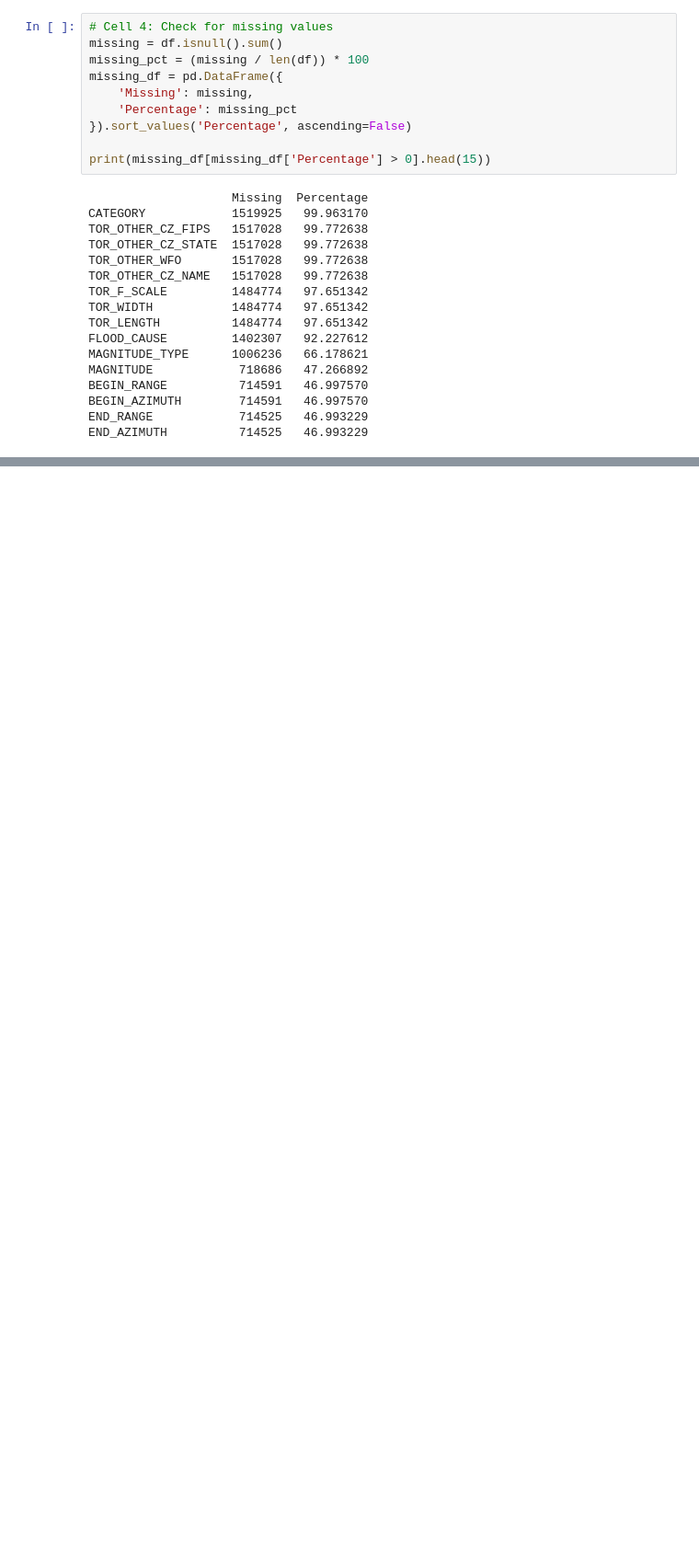
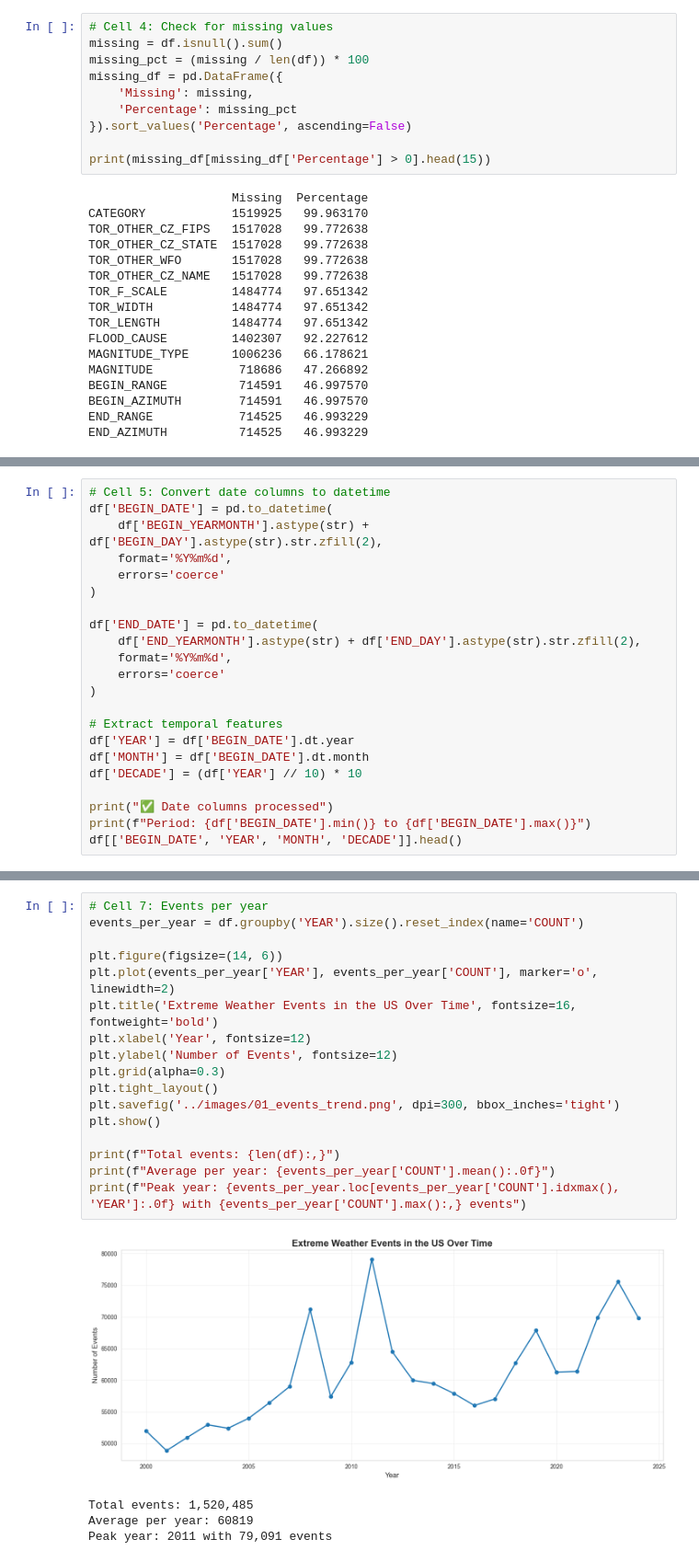
Before and after one commit to Lucasqrz1/us_extreme_weather_prediction, a Jupyter notebook: notebooks/01_data_exploration.ipynb, the cells around one changed output, grey strips where cells are left out. Shown at 92% size. Cells and saved outputs as stored; diff of their text form; blank space fills up the shorter version.

```diff
--- a/notebooks/01_data_exploration.ipynb
+++ b/notebooks/01_data_exploration.ipynb
@@ -87,0 +94,22 @@ END_AZIMUTH          714525   46.993229
+# %%
+# Cell 5: Convert date columns to datetime
+df['BEGIN_DATE'] = pd.to_datetime(
+    df['BEGIN_YEARMONTH'].astype(str) + df['BEGIN_DAY'].astype(str).str.zfill(2),
+    format='%Y%m%d',
+    errors='coerce'
+)
+
+df['END_DATE'] = pd.to_datetime(
+    df['END_YEARMONTH'].astype(str) + df['END_DAY'].astype(str).str.zfill(2),
+    format='%Y%m%d',
+    errors='coerce'
+)
+
+# Extract temporal features
+df['YEAR'] = df['BEGIN_DATE'].dt.year
+df['MONTH'] = df['BEGIN_DATE'].dt.month
+df['DECADE'] = (df['YEAR'] // 10) * 10
+
+print("✅ Date columns processed")
+print(f"Period: {df['BEGIN_DATE'].min()} to {df['BEGIN_DATE'].max()}")
+df[['BEGIN_DATE', 'YEAR', 'MONTH', 'DECADE']].head()
@@ -87,0 +190,22 @@ END_AZIMUTH          714525   46.993229
+# %%
+# Cell 7: Events per year
+events_per_year = df.groupby('YEAR').size().reset_index(name='COUNT')
+
+plt.figure(figsize=(14, 6))
+plt.plot(events_per_year['YEAR'], events_per_year['COUNT'], marker='o', linewidth=2)
+plt.title('Extreme Weather Events in the US Over Time', fontsize=16, fontweight='bold')
+plt.xlabel('Year', fontsize=12)
+plt.ylabel('Number of Events', fontsize=12)
+plt.grid(alpha=0.3)
+plt.tight_layout()
+plt.savefig('../images/01_events_trend.png', dpi=300, bbox_inches='tight')
+plt.show()
+
+print(f"Total events: {len(df):,}")
+print(f"Average per year: {events_per_year['COUNT'].mean():.0f}")
+print(f"Peak year: {events_per_year.loc[events_per_year['COUNT'].idxmax(), 'YEAR']:.0f} with {events_per_year['COUNT'].max():,} events")
+# %% [output]
+[figure, added]
+Total events: 1,520,485
+Average per year: 60819
+Peak year: 2011 with 79,091 events
```
Also changed, not shown: parts of 7 cells of this notebook.
